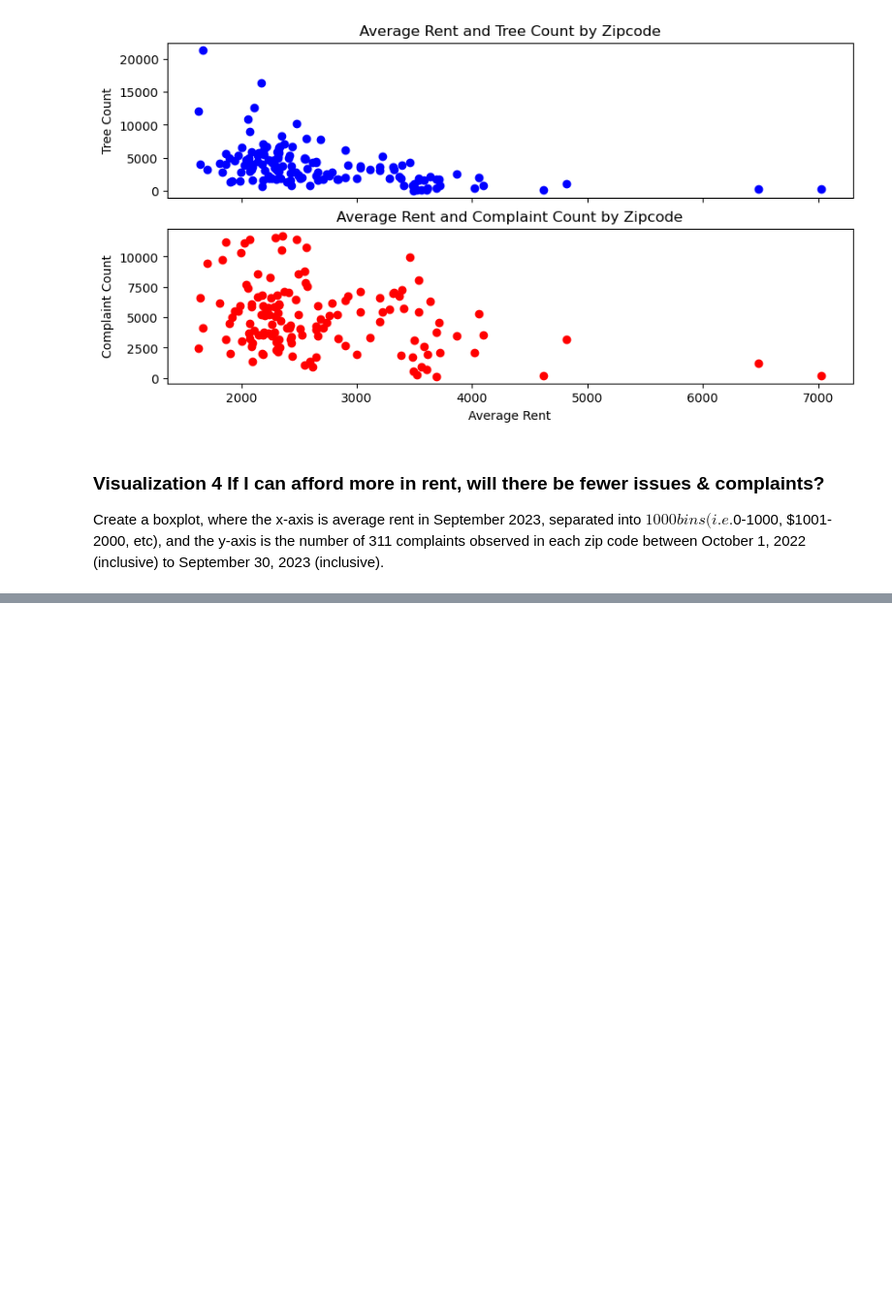
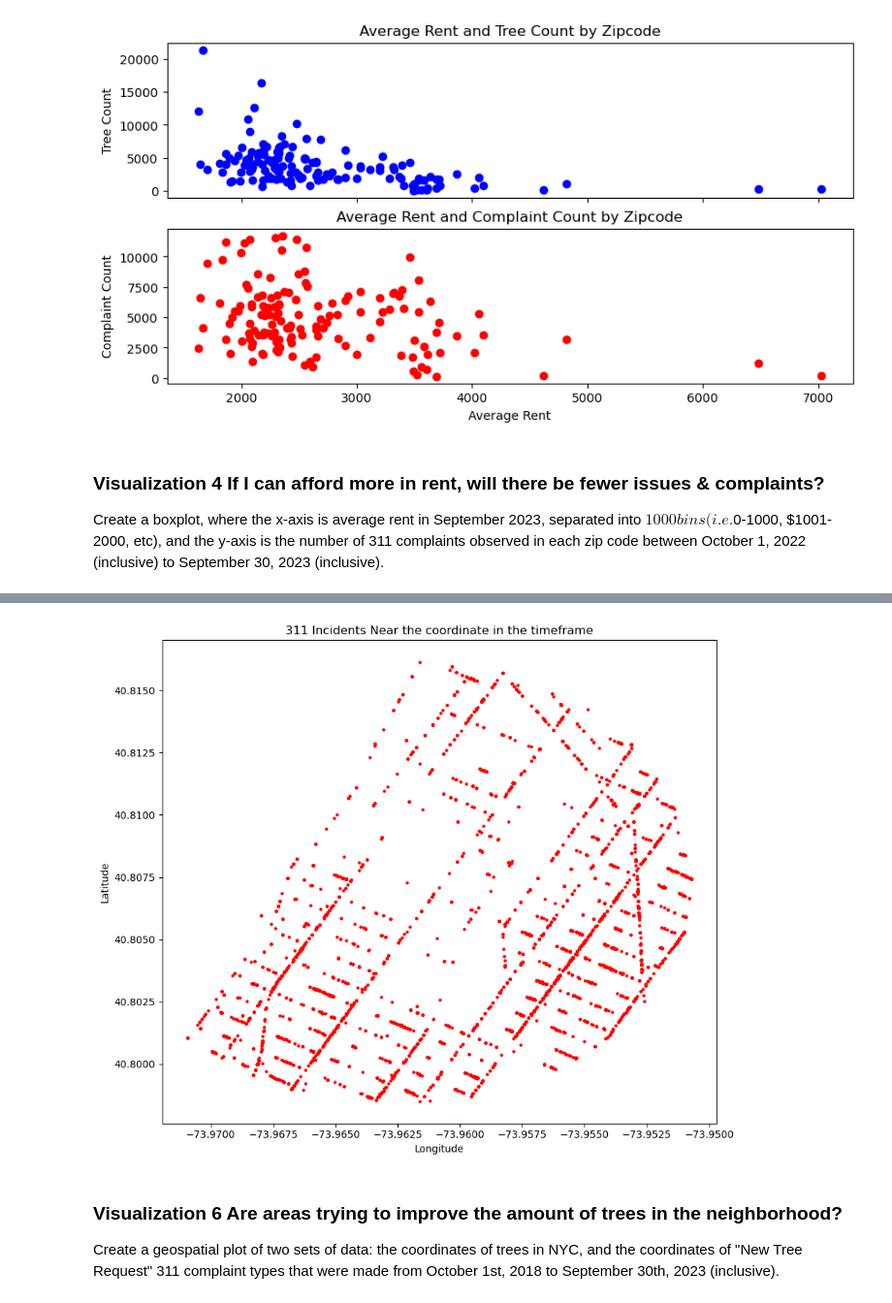
Before and after one commit to MingweiHe1/Group24Project4501, a Jupyter notebook: 4501Project.ipynb, the cells around one changed output, grey strips where cells are left out. Shown at 97% size. Saved outputs shown, nothing was run; the diff lists cells and outputs as text; code cells hidden in the pictures; blank space fills up the shorter version.

```diff
--- a/4501Project.ipynb
+++ b/4501Project.ipynb
@@ -936,0 +993,42 @@ Create a boxplot, where the x-axis is average rent in September 2023, separated
+# %%
+def get_data_for_visual_5():
+    latitude = 40.80737875669467
+    longitude = -73.96253174434912
+    point = Point(longitude, latitude)
+
+    point_wkb = dumps(point, hex=True)
+
+    incident_query = f"""
+    SELECT
+         ST_X(geometry::geometry) as longitude,
+         ST_Y(geometry::geometry) as latitude
+    FROM
+         nyc_311
+    WHERE
+        created_date BETWEEN '2023-01-01' AND '2023-09-30'
+        AND ST_DWithin(geometry::geography, ST_GeomFromWKB('\\x{point_wkb}', 4326)::geography, 1000)
+    """
+
+    with engine.connect() as conn:
+        incidents_data = pd.read_sql(incident_query, conn)
+
+    return incidents_data
+# %%
+def plot_visual_5(dataframe):
+    gdf = gpd.GeoDataFrame(dataframe, geometry=gpd.points_from_xy(dataframe['longitude'], dataframe['latitude']))
+
+    fig, ax = plt.subplots(figsize=(10, 10))
+    gdf.plot(ax=ax, markersize=5, color='red', marker='o')
+    plt.title("311 Incidents Near the coordinate in the timeframe")
+    ax.set_xlabel("Longitude")
+    ax.set_ylabel("Latitude")
+
+    plt.show()
+# %%
+complaints_data5 = get_data_for_visual_5()
+plot_visual_5(complaints_data5)
+# %% [output]
+[figure, added]
+# %% [markdown]
+### Visualization 6 Are areas trying to improve the amount of trees in the neighborhood?
+Create a geospatial plot of two sets of data: the coordinates of trees in NYC, and the coordinates of "New Tree Request" 311 complaint types that were made from October 1st, 2018 to September 30th, 2023 (inclusive).
```
Also changed, not shown: parts of 8 cells of this notebook.
